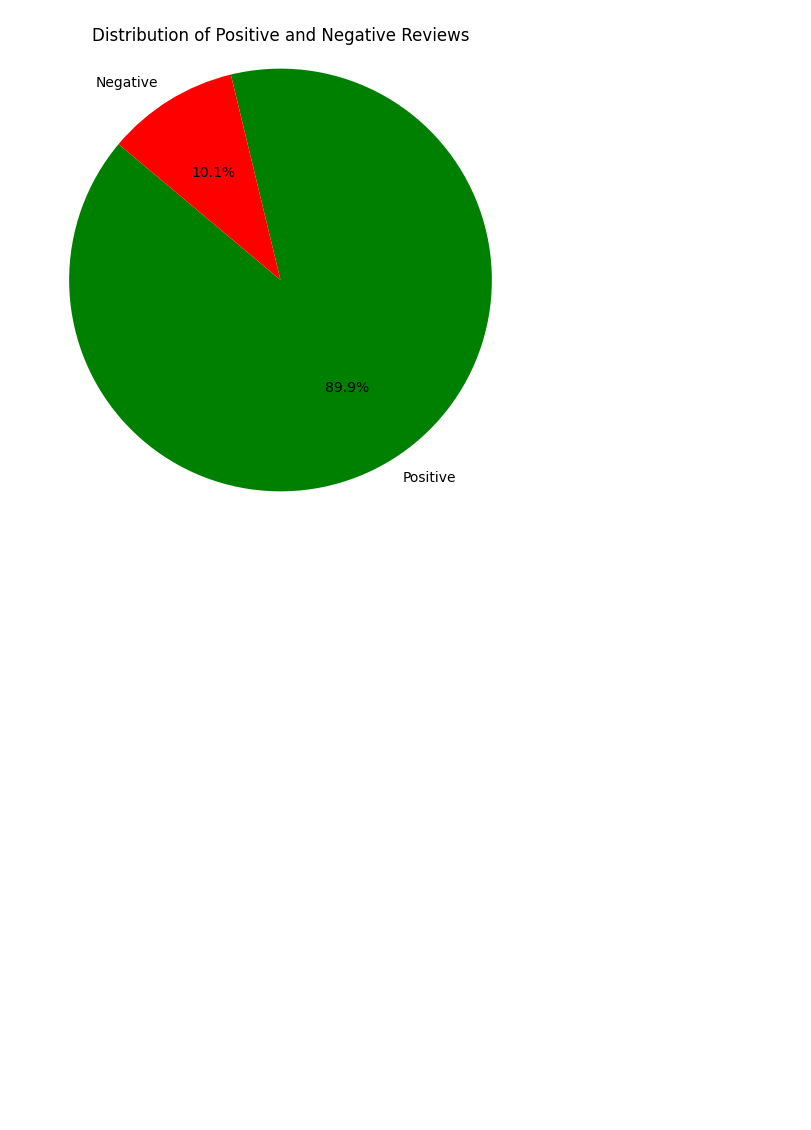
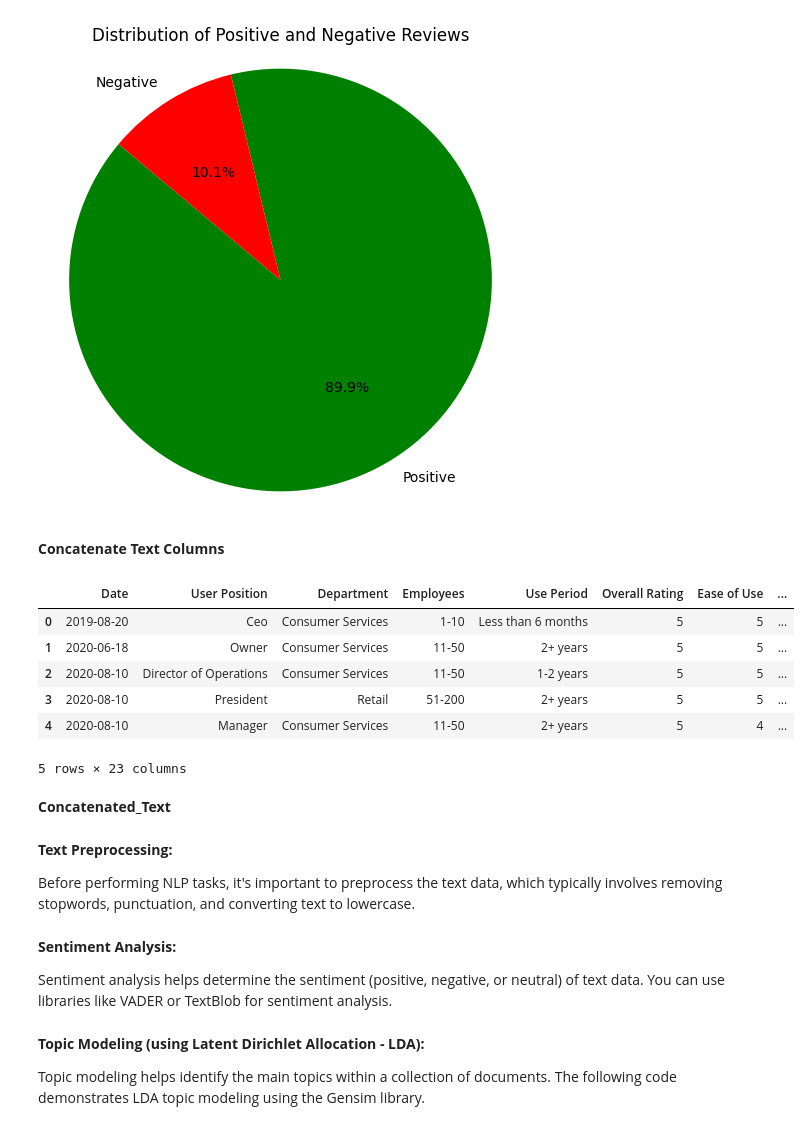
Before and after one commit to ArifAygun/Sentiment-Analysis-SMRT, a Jupyter notebook: SMRT_Statistical_Analysis.ipynb, the cells around one changed output. Drawn from its saved outputs; the diff is of its cells as text; code cells hidden in the pictures; blank space fills up the shorter version.

```diff
--- a/SMRT_Statistical_Analysis.ipynb
+++ b/SMRT_Statistical_Analysis.ipynb
@@ -550,3 +586,35 @@ plt.show()
 Number of Positive Reviews: 80
 Number of Negative Reviews: 9
 [figure]
+# %% [markdown]
+**Concatenate Text Columns**
+# %%
+columns_to_concat = [
+    'Headline',
+    'Overall Rev',
+    'Pros',
+    'Cons',
+    'Alternative Considered',
+    'Reasons for Choosing',
+    'Switched From',
+    'Reasons for Switching'
+]
+
+# Concatenate the selected columns into a new column 'Concatenated_Text'
+reviews['Concatenated_Text'] = reviews[columns_to_concat].apply(lambda x: ' '.join(x.dropna().astype(str)), axis=1)
+# %%
+reviews.head()
+# %% [output]
+|  | Date | User Position | Department | Employees | Use Period | Overall Rating | Ease of Use | ... |
+| 0 | 2019-08-20 | Ceo | Consumer Services | 1-10 | Less than 6 months | 5 | 5 | ... |
+| 1 | 2020-06-18 | Owner | Consumer Services | 11-50 | 2+ years | 5 | 5 | ... |
+| 2 | 2020-08-10 | Director of Operations | Consumer Services | 11-50 | 1-2 years | 5 | 5 | ... |
+| 3 | 2020-08-10 | President | Retail | 51-200 | 2+ years | 5 | 5 | ... |
+| 4 | 2020-08-10 | Manager | Consumer Services | 11-50 | 2+ years | 5 | 4 | ... |
+5 rows × 23 columns
+# %% [markdown]
+**Concatenated_Text**
+# %% [markdown]
+**Text Preprocessing:**
+
+Before performing NLP tasks, it's important to preprocess the text data, which typically involves removing stopwords, punctuation, and converting text to lowercase.
@@ -552,0 +639,4 @@ Number of Negative Reviews: 9
+# %% [markdown]
+**Sentiment Analysis:**
+
+Sentiment analysis helps determine the sentiment (positive, negative, or neutral) of text data. You can use libraries like VADER or TextBlob for sentiment analysis.
@@ -552,0 +654,4 @@ Number of Negative Reviews: 9
+# %% [markdown]
+**Topic Modeling (using Latent Dirichlet Allocation - LDA):**
+
+Topic modeling helps identify the main topics within a collection of documents. The following code demonstrates LDA topic modeling using the Gensim library.
```
Also changed, not shown: parts of 9 cells of this notebook.
